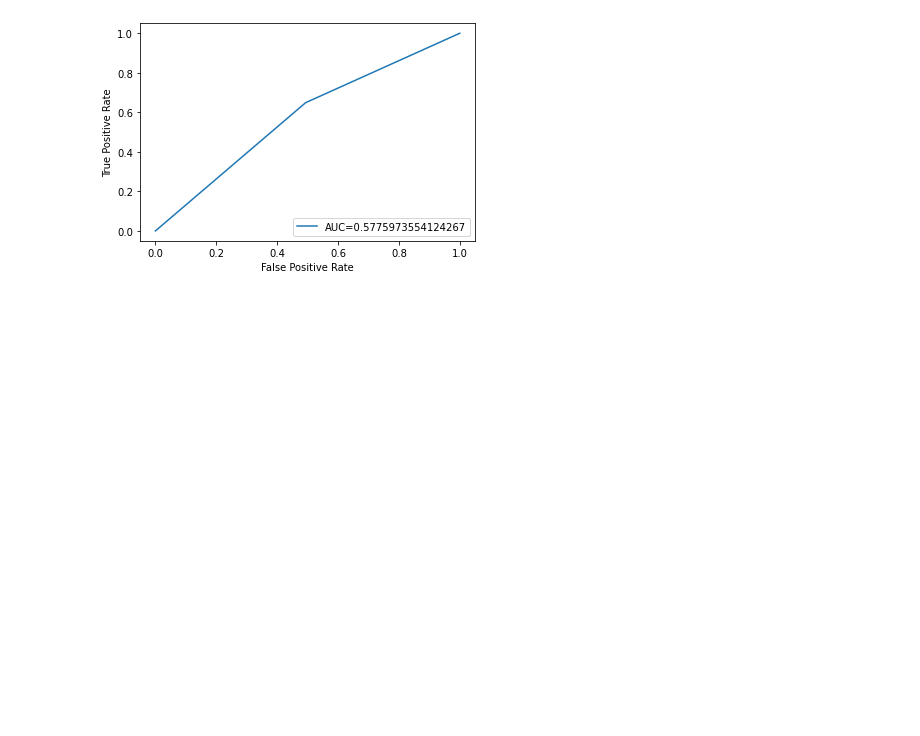
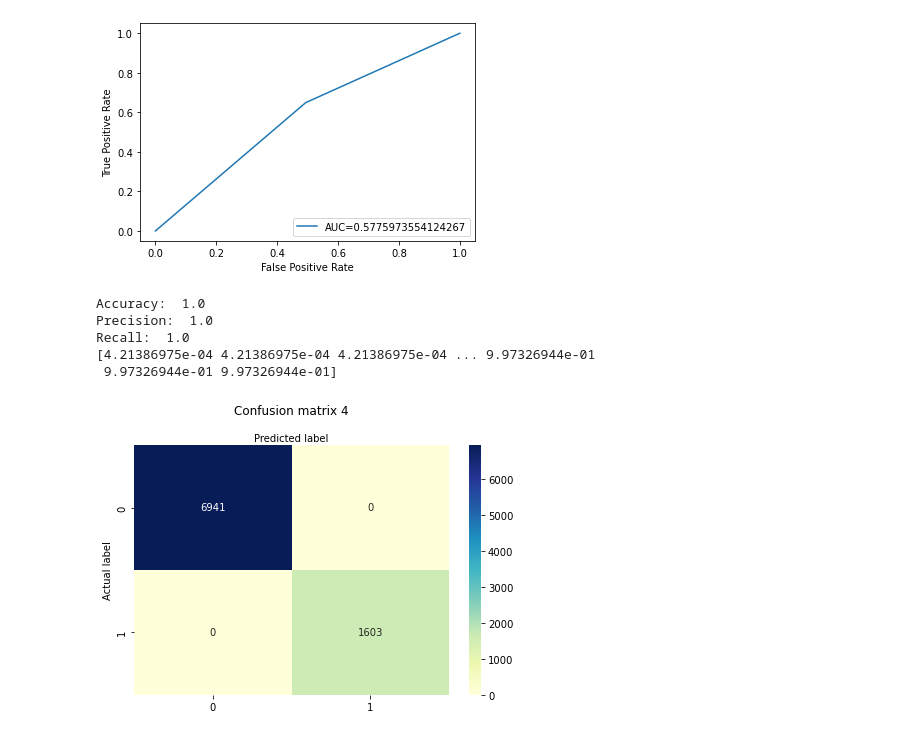
Before and after one commit to noodleybroodley/Final-Capstone, a Jupyter notebook: notebooks/test.ipynb, the cells around one changed output. Drawn from its saved outputs; the diff is of its cells as text; code cells hidden in the pictures; blank space fills up the shorter version.

Commit message:
added the best model of all time

```diff
--- a/notebooks/test.ipynb
+++ b/notebooks/test.ipynb
@@ -323,3 +323,48 @@ plt.legend(loc=4)
 plt.show()
 # %% [output]
 [figure]
+# %%
+xy_values_2 = test_df[['LBXHCT','RIDAGEYR','High_SYS_BP']]
+xy_values_2 = xy_values_2.dropna()
+feature_cols = ['RIDAGEYR','High_SYS_BP']
+x_values_2 = xy_values_2[feature_cols]
+y_values_2 = xy_values_2['High_SYS_BP'].to_numpy().astype('int')
+
+model_4 = lm.LogisticRegression()
+results = model_4.fit(X=x_values_2,y=y_values_2)
+
+y_hat_probs = model_4.predict_proba(x_values_2)[:,1]
+
+threshold = 0.5
+y_hat_4 = (y_hat_probs >= threshold).astype('int')
+
+cnf_matrix_4 = confusion_matrix(y_values_2, y_hat_4)
+
+class_names=[0,1] # name  of classes
+fig, ax = plt.subplots()
+tick_marks = np.arange(len(class_names))
+plt.xticks(tick_marks, class_names)
+plt.yticks(tick_marks, class_names)
+# create heatmap
+sns.heatmap(pd.DataFrame(cnf_matrix_4), annot=True, cmap="YlGnBu" ,fmt='g')
+ax.xaxis.set_label_position("top")
+plt.tight_layout()
+plt.title('Confusion matrix 4', y=1.1)
+plt.ylabel('Actual label')
+plt.xlabel('Predicted label')
+
+print('Accuracy: ', accuracy_score(y_values_2, y_hat_4))
+print('Precision: ', precision_score(y_values_2, y_hat_4))
+print('Recall: ', recall_score(y_values_2, y_hat_4))
+print(np.sort(y_hat_probs))
+
+# xy_values = xy_values[xy_values['High_SYS_BP']>-1].sort_values(by='LBXHCT')
+# x_values = xy_values['LBXHCT'].to_numpy().reshape(-1,1)
+# y_values = xy_values['High_SYS_BP'].to_numpy().astype('int')
+# %% [output]
+Accuracy:  1.0
+Precision:  1.0
+Recall:  1.0
+[4.21386975e-04 4.21386975e-04 4.21386975e-04 ... 9.97326944e-01
+ 9.97326944e-01 9.97326944e-01]
+[figure, added]
```
Also changed, not shown: parts of 1 cell of this notebook.
